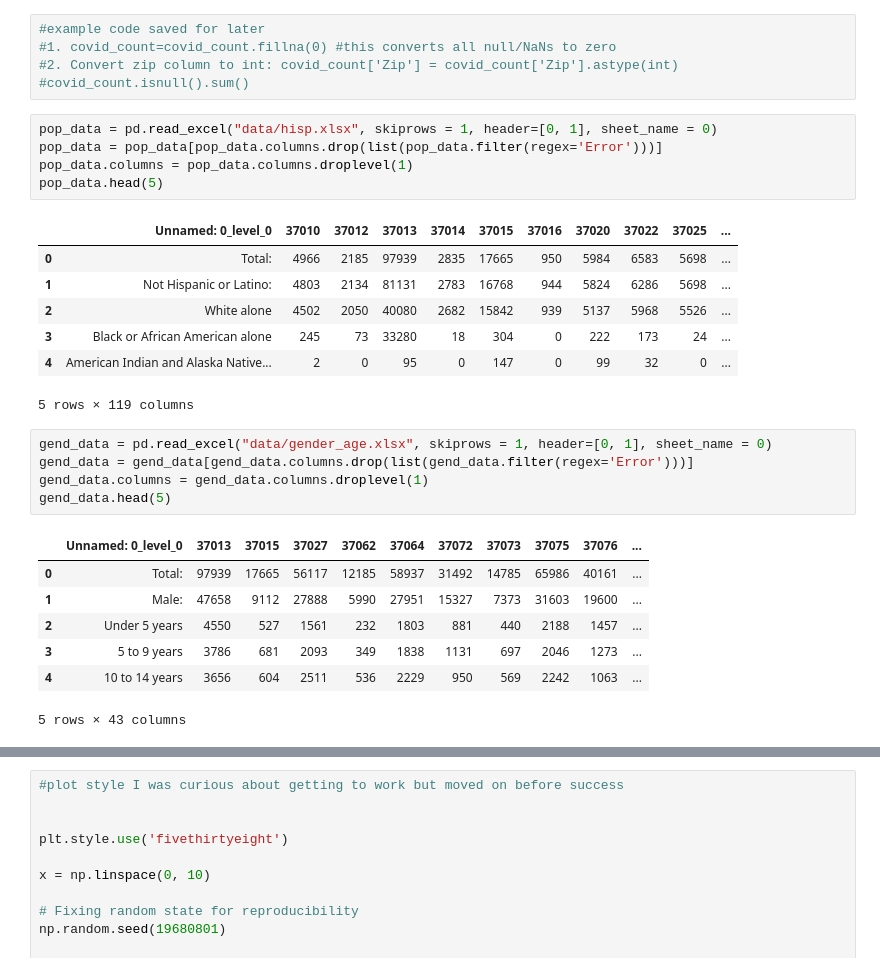
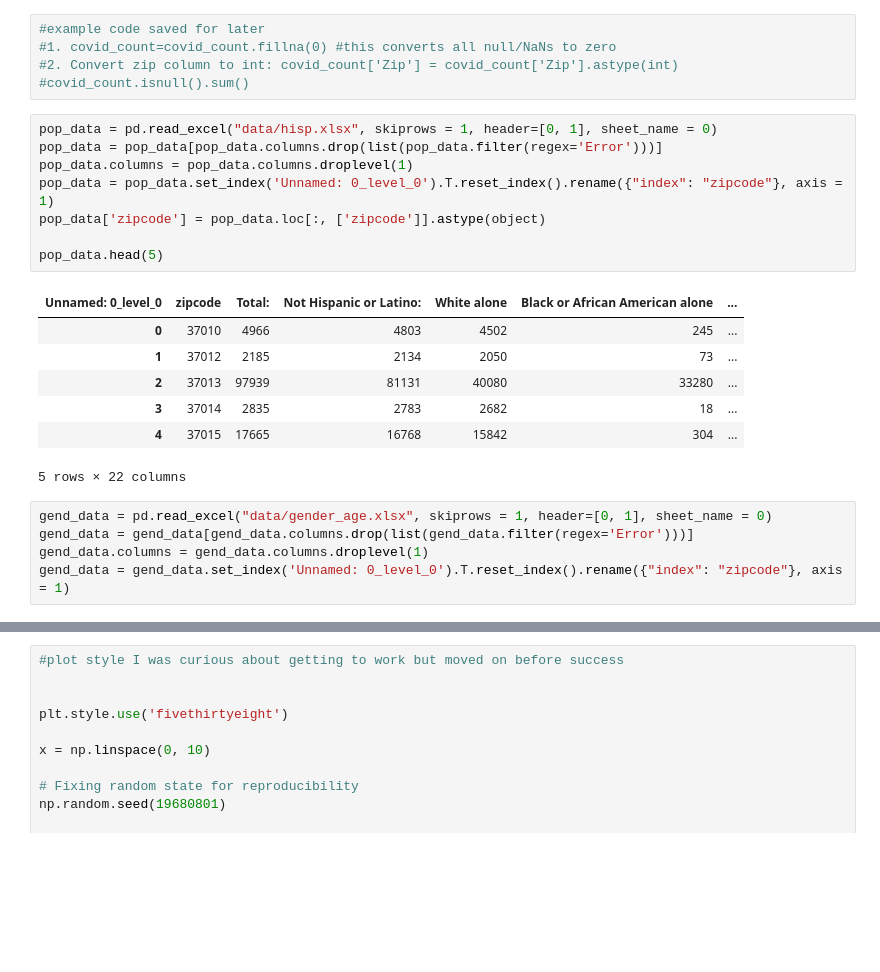
Before and after one commit to Chericehere/nash-covid-cases-vaccines-sky_cranes, a Jupyter notebook: covid.ipynb, the cells around one changed output, grey strips where cells are left out. Cells and saved outputs as stored; diff of their text form; blank space fills up the shorter version.

```diff
--- a/covid.ipynb
+++ b/covid.ipynb
@@ -223,29 +272,24 @@ for idx, row in case_zip_map.iterrows():
 # %%
 pop_data = pd.read_excel("data/hisp.xlsx", skiprows = 1, header=[0, 1], sheet_name = 0)
 pop_data = pop_data[pop_data.columns.drop(list(pop_data.filter(regex='Error')))]
 pop_data.columns = pop_data.columns.droplevel(1)
+pop_data = pop_data.set_index('Unnamed: 0_level_0').T.reset_index().rename({"index": "zipcode"}, axis = 1)
+pop_data['zipcode'] = pop_data.loc[:, ['zipcode']].astype(object)
+
 pop_data.head(5)
 # %% [output]
-|  | Unnamed: 0_level_0 | 37010 | 37012 | 37013 | 37014 | 37015 | 37016 | 37020 | 37022 | 37025 | ... |
-| 0 | Total: | 4966 | 2185 | 97939 | 2835 | 17665 | 950 | 5984 | 6583 | 5698 | ... |
-| 1 | Not Hispanic or Latino: | 4803 | 2134 | 81131 | 2783 | 16768 | 944 | 5824 | 6286 | 5698 | ... |
-| 2 | White alone | 4502 | 2050 | 40080 | 2682 | 15842 | 939 | 5137 | 5968 | 5526 | ... |
-| 3 | Black or African American alone | 245 | 73 | 33280 | 18 | 304 | 0 | 222 | 173 | 24 | ... |
-| 4 | American Indian and Alaska Native... | 2 | 0 | 95 | 0 | 147 | 0 | 99 | 32 | 0 | ... |
+| Unnamed: 0_level_0 | zipcode | Total: | Not Hispanic or Latino: | White alone | Black or African American alone | ... |
+| 0 | 37010 | 4966 | 4803 | 4502 | 245 | ... |
+| 1 | 37012 | 2185 | 2134 | 2050 | 73 | ... |
+| 2 | 37013 | 97939 | 81131 | 40080 | 33280 | ... |
+| 3 | 37014 | 2835 | 2783 | 2682 | 18 | ... |
+| 4 | 37015 | 17665 | 16768 | 15842 | 304 | ... |
-5 rows × 119 columns
+5 rows × 22 columns
 # %%
 gend_data = pd.read_excel("data/gender_age.xlsx", skiprows = 1, header=[0, 1], sheet_name = 0)
 gend_data = gend_data[gend_data.columns.drop(list(gend_data.filter(regex='Error')))]
 gend_data.columns = gend_data.columns.droplevel(1)
-gend_data.head(5)
+gend_data = gend_data.set_index('Unnamed: 0_level_0').T.reset_index().rename({"index": "zipcode"}, axis = 1)
-# %% [output]
-|  | Unnamed: 0_level_0 | 37013 | 37015 | 37027 | 37062 | 37064 | 37072 | 37073 | 37075 | 37076 | ... |
-| 0 | Total: | 97939 | 17665 | 56117 | 12185 | 58937 | 31492 | 14785 | 65986 | 40161 | ... |
-| 1 | Male: | 47658 | 9112 | 27888 | 5990 | 27951 | 15327 | 7373 | 31603 | 19600 | ... |
-| 2 | Under 5 years | 4550 | 527 | 1561 | 232 | 1803 | 881 | 440 | 2188 | 1457 | ... |
-| 3 | 5 to 9 years | 3786 | 681 | 2093 | 349 | 1838 | 1131 | 697 | 2046 | 1273 | ... |
-| 4 | 10 to 14 years | 3656 | 604 | 2511 | 536 | 2229 | 950 | 569 | 2242 | 1063 | ... |
-5 rows × 43 columns
 # %%
 ge_data = pd.read_excel("data/gender_ed.xlsx", skiprows = 1, header=[0, 1], sheet_name = 0)
 ge_data = ge_data[ge_data.columns.drop(list(ge_data.filter(regex='Error')))]
```
Also changed, not shown: parts of 16 cells of this notebook.
